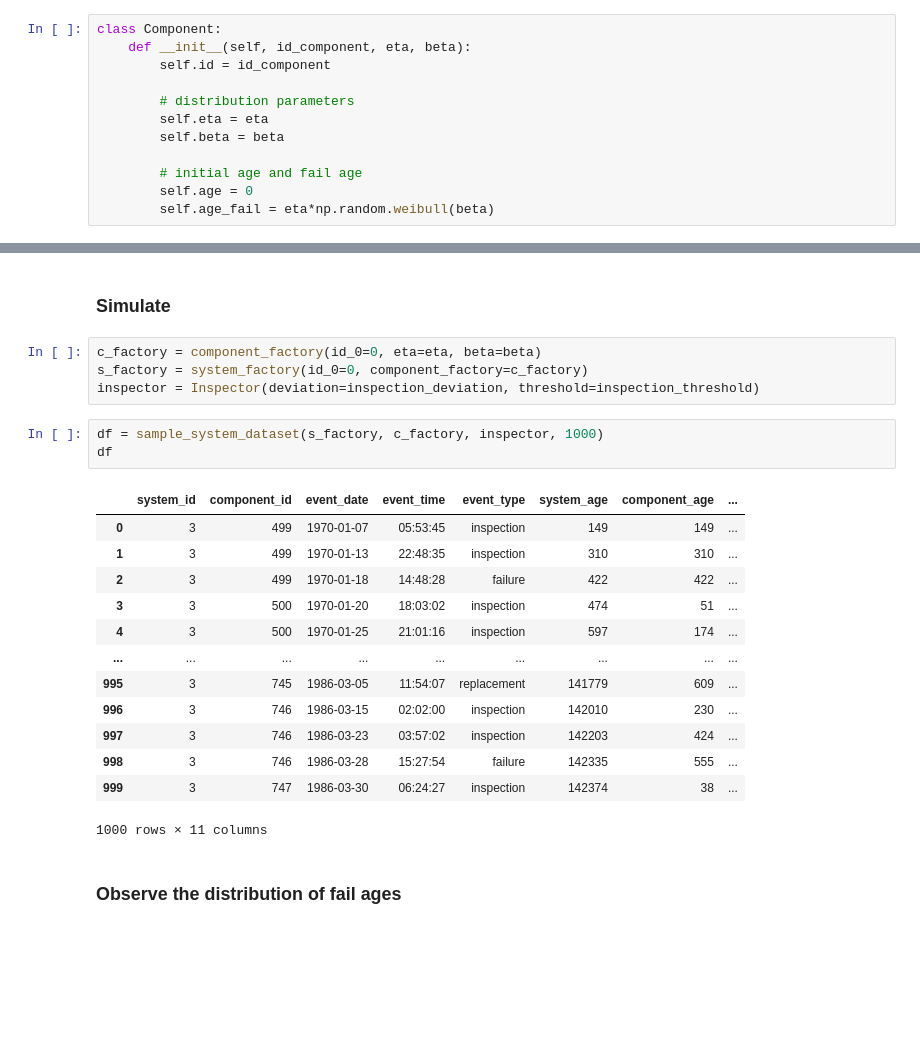
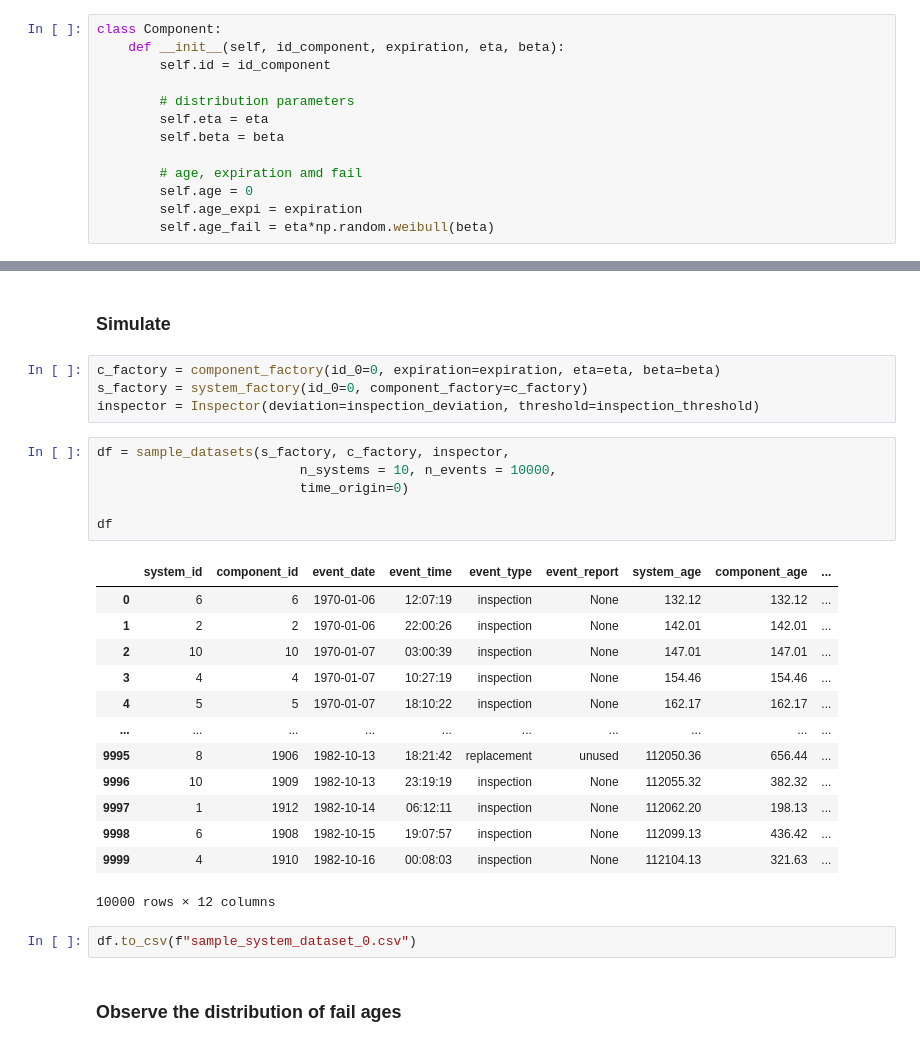
Before and after one commit to alc4ml/ProjetM2D2526, a Jupyter notebook: simulator/simulator.ipynb, the cells around one changed output, grey strips where cells are left out. Drawn from its saved outputs; the diff is of its cells as text; blank space fills up the shorter version.

```diff
--- a/simulator/simulator.ipynb
+++ b/simulator/simulator.ipynb
@@ -91,12 +109,13 @@ We build the classes and functions responsible for describing the relevant objec
 # %%
 class Component:
-    def __init__(self, id_component, eta, beta):
+    def __init__(self, id_component, expiration, eta, beta):
         self.id = id_component
 
         # distribution parameters
         self.eta = eta
         self.beta = beta
 
-        # initial age and fail age
+        # age, expiration amd fail
         self.age = 0
+        self.age_expi = expiration
         self.age_fail = eta*np.random.weibull(beta)
@@ -257,26 +390,31 @@ def sample_system_dataset(system_factory, component_factory, inspector, n_steps
 # %% [markdown]
 ### Simulate
 # %%
-c_factory = component_factory(id_0=0, eta=eta, beta=beta)
+c_factory = component_factory(id_0=0, expiration=expiration, eta=eta, beta=beta)
 s_factory = system_factory(id_0=0, component_factory=c_factory)
 inspector = Inspector(deviation=inspection_deviation, threshold=inspection_threshold)
-# %%
-df = sample_system_dataset(s_factory, c_factory, inspector, 1000)
-df
-# %% [output]
-|  | system_id | component_id | event_date | event_time | event_type | system_age | component_age | ... |
-| 0 | 3 | 499 | 1970-01-07 | 05:53:45 | inspection | 149 | 149 | ... |
-| 1 | 3 | 499 | 1970-01-13 | 22:48:35 | inspection | 310 | 310 | ... |
-| 2 | 3 | 499 | 1970-01-18 | 14:48:28 | failure | 422 | 422 | ... |
-| 3 | 3 | 500 | 1970-01-20 | 18:03:02 | inspection | 474 | 51 | ... |
-| 4 | 3 | 500 | 1970-01-25 | 21:01:16 | inspection | 597 | 174 | ... |
-| ... | ... | ... | ... | ... | ... | ... | ... | ... |
-| 995 | 3 | 745 | 1986-03-05 | 11:54:07 | replacement | 141779 | 609 | ... |
-| 996 | 3 | 746 | 1986-03-15 | 02:02:00 | inspection | 142010 | 230 | ... |
-| 997 | 3 | 746 | 1986-03-23 | 03:57:02 | inspection | 142203 | 424 | ... |
-| 998 | 3 | 746 | 1986-03-28 | 15:27:54 | failure | 142335 | 555 | ... |
-| 999 | 3 | 747 | 1986-03-30 | 06:24:27 | inspection | 142374 | 38 | ... |
-1000 rows × 11 columns
+# %%
+df = sample_datasets(s_factory, c_factory, inspector,
+                          n_systems = 10, n_events = 10000,
+                          time_origin=0)
+
+df
+# %% [output]
+|  | system_id | component_id | event_date | event_time | event_type | event_report | system_age | component_age | ... |
+| 0 | 6 | 6 | 1970-01-06 | 12:07:19 | inspection | None | 132.12 | 132.12 | ... |
+| 1 | 2 | 2 | 1970-01-06 | 22:00:26 | inspection | None | 142.01 | 142.01 | ... |
+| 2 | 10 | 10 | 1970-01-07 | 03:00:39 | inspection | None | 147.01 | 147.01 | ... |
+| 3 | 4 | 4 | 1970-01-07 | 10:27:19 | inspection | None | 154.46 | 154.46 | ... |
+| 4 | 5 | 5 | 1970-01-07 | 18:10:22 | inspection | None | 162.17 | 162.17 | ... |
+| ... | ... | ... | ... | ... | ... | ... | ... | ... | ... |
+| 9995 | 8 | 1906 | 1982-10-13 | 18:21:42 | replacement | unused | 112050.36 | 656.44 | ... |
+| 9996 | 10 | 1909 | 1982-10-13 | 23:19:19 | inspection | None | 112055.32 | 382.32 | ... |
+| 9997 | 1 | 1912 | 1982-10-14 | 06:12:11 | inspection | None | 112062.20 | 198.13 | ... |
+| 9998 | 6 | 1908 | 1982-10-15 | 19:07:57 | inspection | None | 112099.13 | 436.42 | ... |
+| 9999 | 4 | 1910 | 1982-10-16 | 00:08:03 | inspection | None | 112104.13 | 321.63 | ... |
+10000 rows × 12 columns
+# %%
+df.to_csv(f"sample_system_dataset_0.csv")
 # %% [markdown]
 ### Observe the distribution of fail ages
 # %%
```
Also changed, not shown: parts of 20 cells of this notebook, 4 other files.
